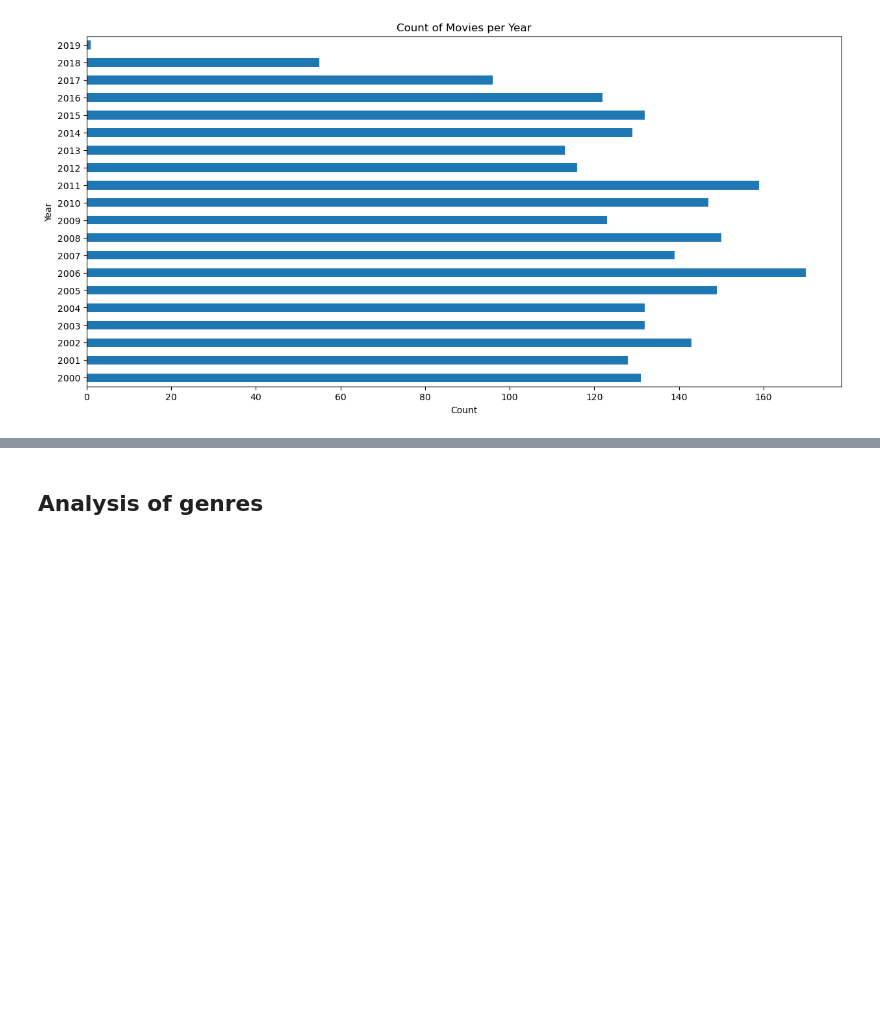
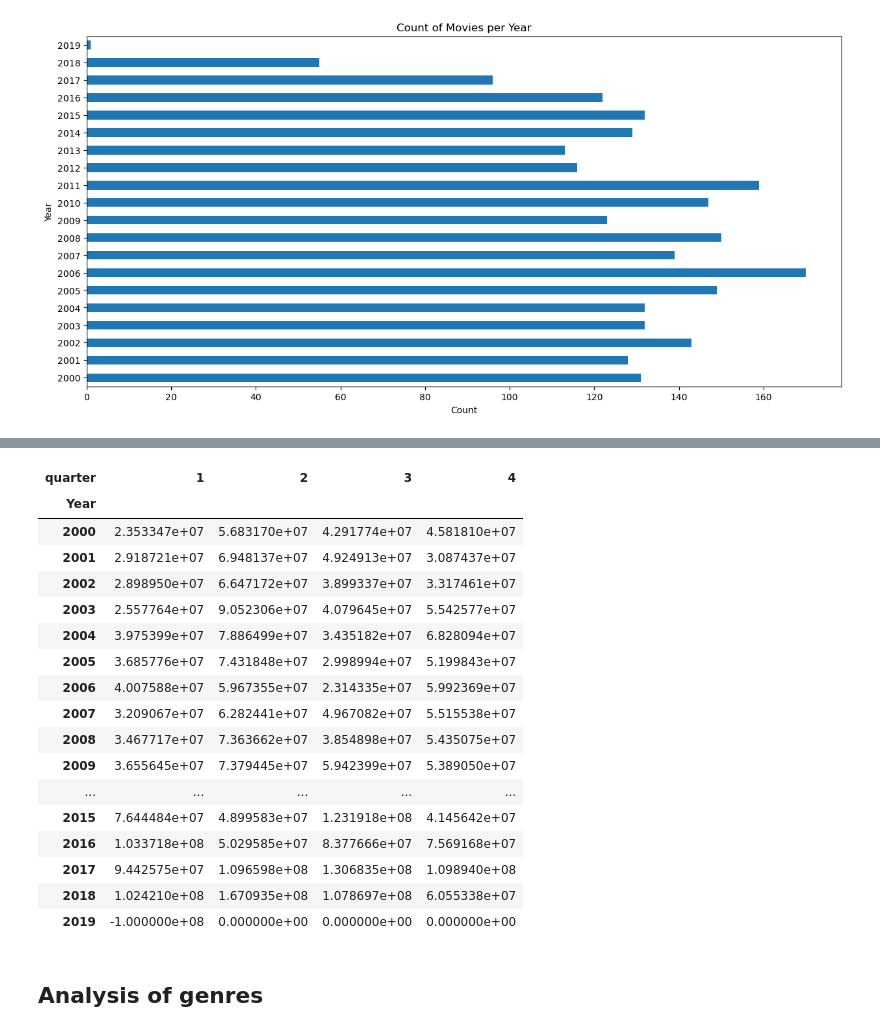
Before and after one commit to JESSIMOPIN/project-1-bootcamp, a Jupyter notebook: main_movies.ipynb, the cells around one changed output, grey strips where cells are left out. Drawn from its saved outputs; the diff is of its cells as text; code cells hidden in the pictures; blank space fills up the shorter version.

```diff
--- a/main_movies.ipynb
+++ b/main_movies.ipynb
@@ -241,0 +244,3 @@ plt.show()
+# %%
+years_movies_df['Month'] = years_movies_df['release_date'].dt.month
+print (years_movies_df['Month'])
@@ -241,0 +265,4 @@ plt.show()
+# %%
+#extracting quarter
+years_movies_df['quarter'] = years_movies_df['release_date'].dt.quarter
+print(years_movies_df['quarter'])
@@ -241,0 +287,4 @@ plt.show()
+# %%
+#Calculating the quarter revenue by year
+quarter_revenue = years_movies_df.groupby(['Year', 'quarter'])['Revenue'].mean()
+quarter_revenue
@@ -242,3 +305,26 @@ plt.show()
+# %%
+#Creating a new dataframe with columns per year
+quarter_revenue_df = quarter_revenue.unstack(fill_value=0)
+quarter_revenue_df
+# %% [output]
+| quarter | 1 | 2 | 3 | 4 |
+| Year |  |  |  |  |
+| 2000 | 2.353347e+07 | 5.683170e+07 | 4.291774e+07 | 4.581810e+07 |
+| 2001 | 2.918721e+07 | 6.948137e+07 | 4.924913e+07 | 3.087437e+07 |
+| 2002 | 2.898950e+07 | 6.647172e+07 | 3.899337e+07 | 3.317461e+07 |
+| 2003 | 2.557764e+07 | 9.052306e+07 | 4.079645e+07 | 5.542577e+07 |
+| 2004 | 3.975399e+07 | 7.886499e+07 | 3.435182e+07 | 6.828094e+07 |
+| 2005 | 3.685776e+07 | 7.431848e+07 | 2.998994e+07 | 5.199843e+07 |
+| 2006 | 4.007588e+07 | 5.967355e+07 | 2.314335e+07 | 5.992369e+07 |
+| 2007 | 3.209067e+07 | 6.282441e+07 | 4.967082e+07 | 5.515538e+07 |
+| 2008 | 3.467717e+07 | 7.363662e+07 | 3.854898e+07 | 5.435075e+07 |
+| 2009 | 3.655645e+07 | 7.379445e+07 | 5.942399e+07 | 5.389050e+07 |
+| ... | ... | ... | ... | ... |
+| 2015 | 7.644484e+07 | 4.899583e+07 | 1.231918e+08 | 4.145642e+07 |
+| 2016 | 1.033718e+08 | 5.029585e+07 | 8.377666e+07 | 7.569168e+07 |
+| 2017 | 9.442575e+07 | 1.096598e+08 | 1.306835e+08 | 1.098940e+08 |
+| 2018 | 1.024210e+08 | 1.670935e+08 | 1.078697e+08 | 6.055338e+07 |
+| 2019 | -1.000000e+08 | 0.000000e+00 | 0.000000e+00 | 0.000000e+00 |
 # %% [markdown]
 ## Analysis of genres
 # %%
```
Also changed, not shown: parts of 4 cells of this notebook.
